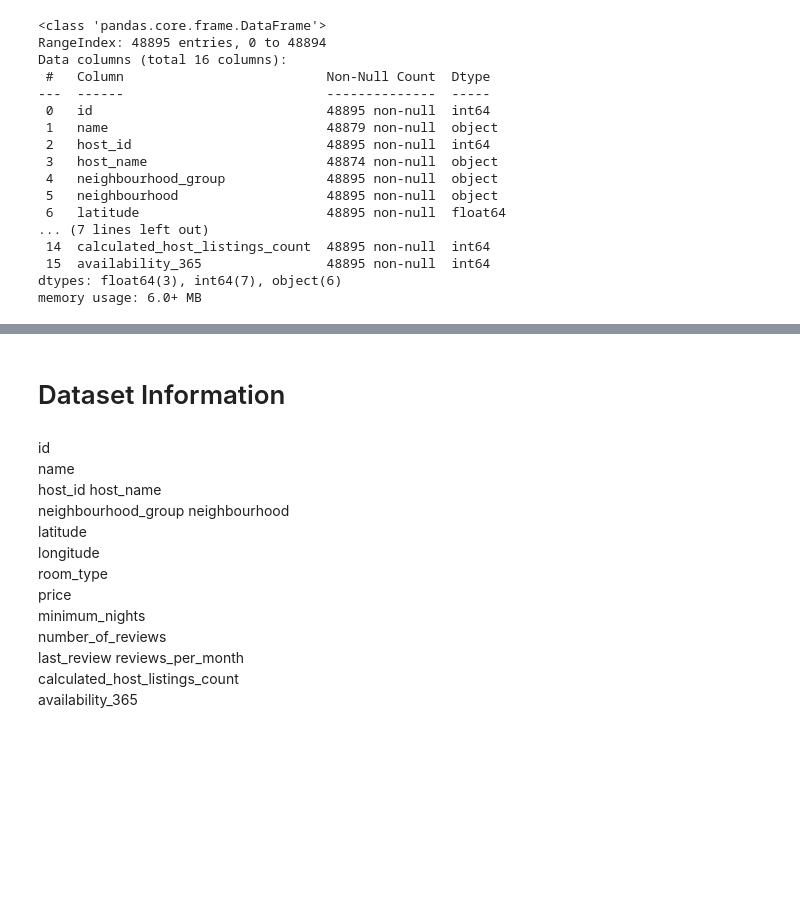
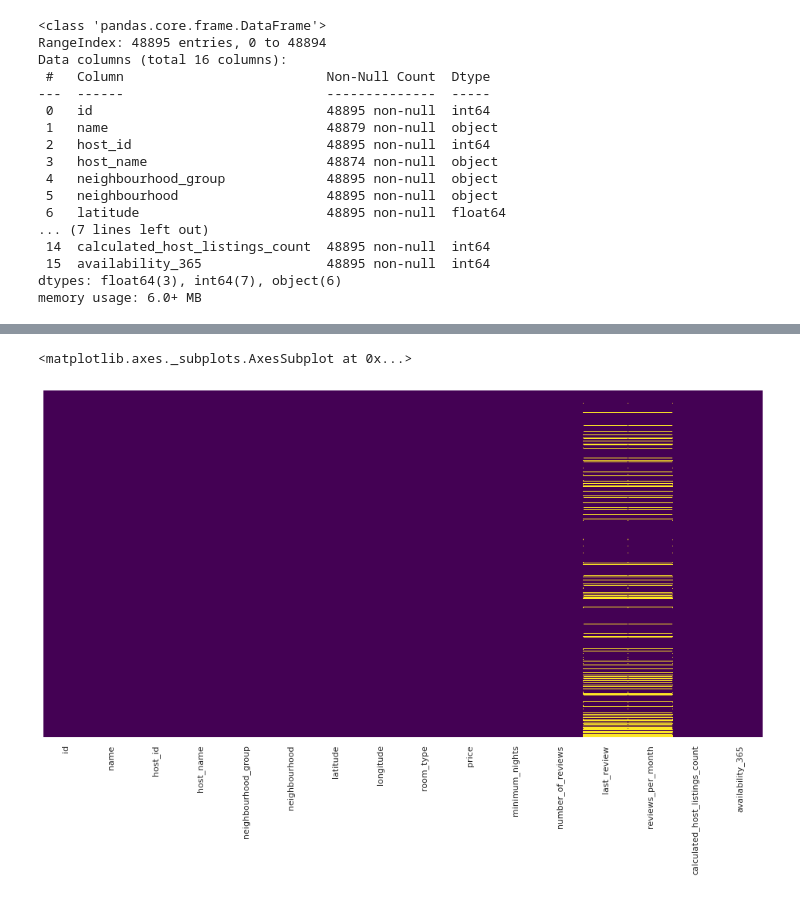
Before and after one commit to wharshal11/AirBnB-Booking-Analysis, a Jupyter notebook: Project_of_Airbnb_Bookings_Analysis_Capstone_Project.ipynb, the cells around one changed output, grey strips where cells are left out. Cells and saved outputs as stored; diff of their text form; code cells hidden in the pictures; blank space fills up the shorter version.

```diff
--- a/Project_of_Airbnb_Bookings_Analysis_Capstone_Project.ipynb
+++ b/Project_of_Airbnb_Bookings_Analysis_Capstone_Project.ipynb
@@ -97,20 +81,6 @@ df.describe(include='all')
-# %% [markdown]
-
-# Dataset Information
-# %% [markdown]
-id
-name
-host_id
-host_name
-neighbourhood_group
-neighbourhood
-latitude
-longitude
-room_type
-price
-minimum_nights
-number_of_reviews
-last_review
-reviews_per_month
-calculated_host_listings_count
-availability_365
+# %%
+# Visualization of NaN Values with the help of HeatMap
+sns.heatmap(df.isnull(),yticklabels= False,cbar = False , cmap='viridis')
+# %% [output]
+<matplotlib.axes._subplots.AxesSubplot at 0x...>
+[figure, added]
```
Also changed, not shown: parts of 12 cells of this notebook.
